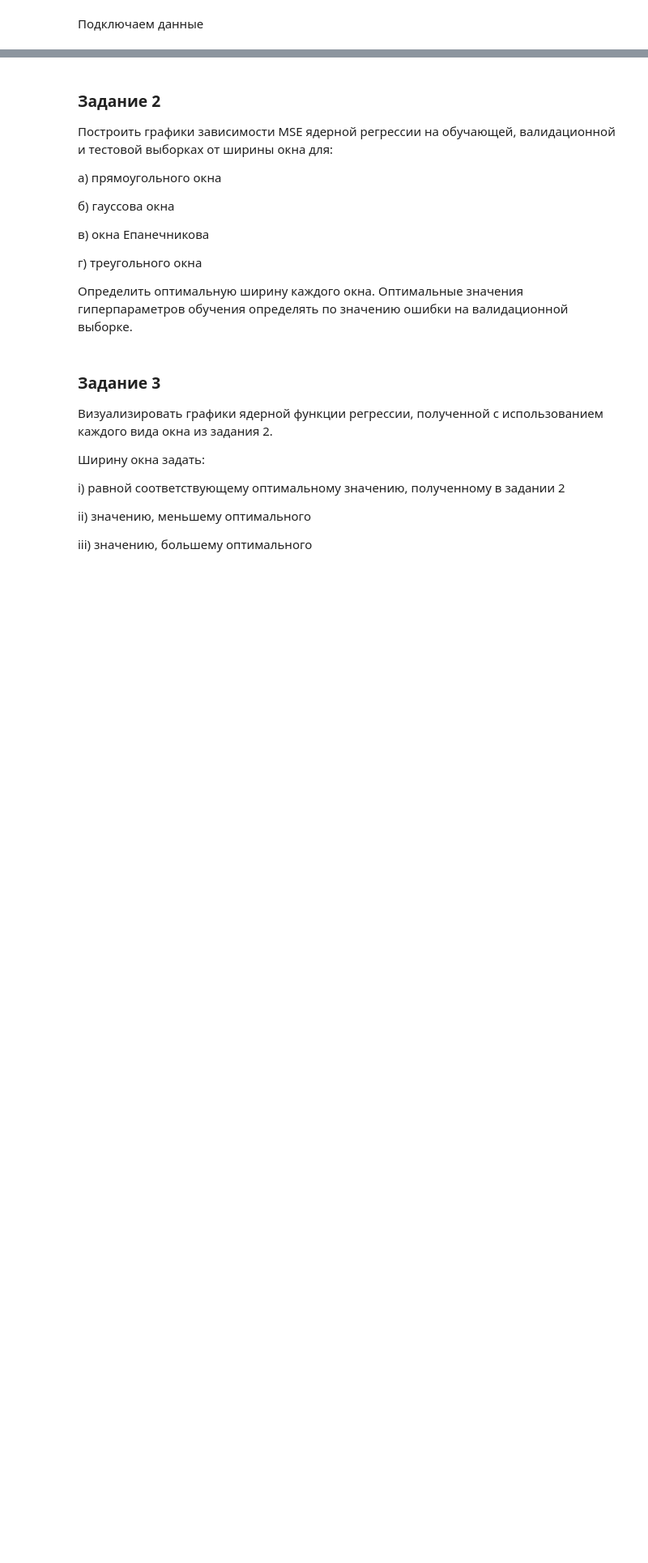
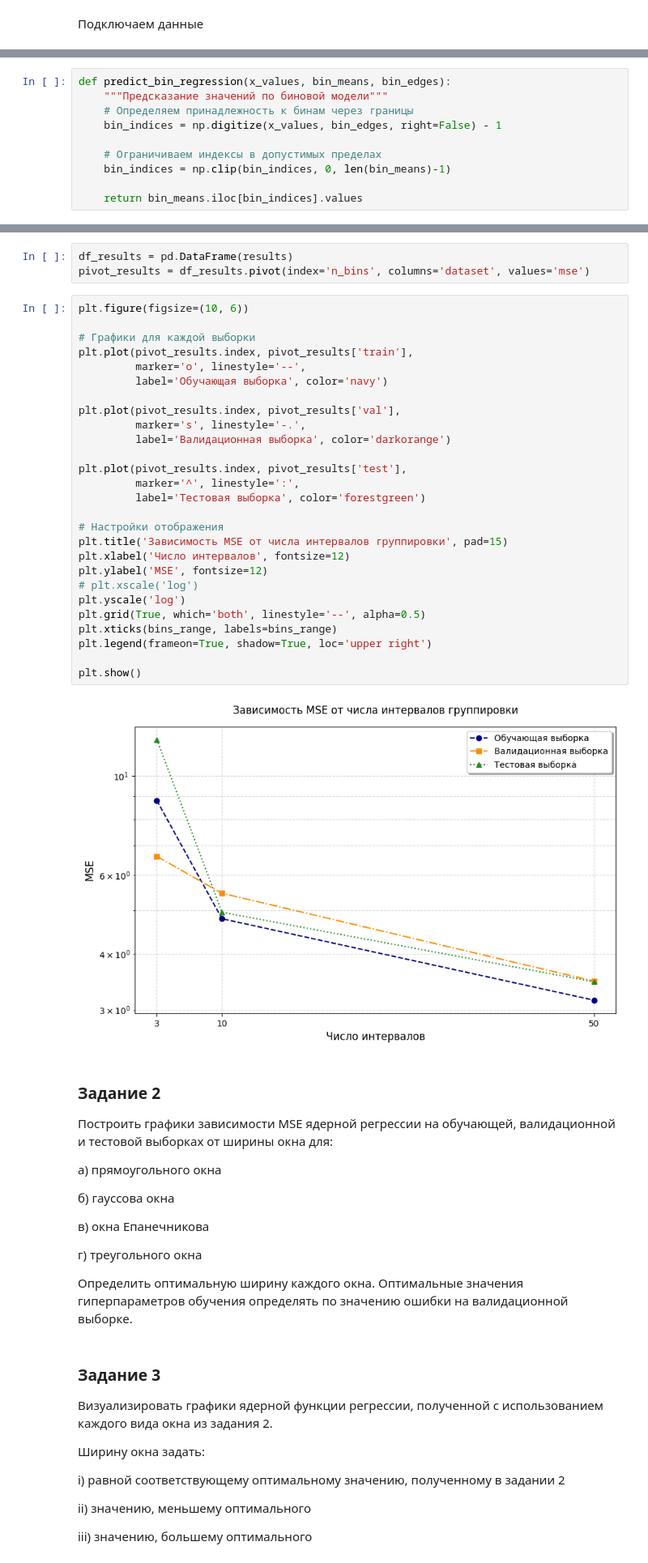
Before and after one commit to nekit2-002/ml-labs, a Jupyter notebook: laba3/laba3.ipynb, the cells around one changed output, grey strips where cells are left out. Shown: that part at 81% size. Saved outputs shown, nothing was run; the diff lists cells and outputs as text; blank space fills up the shorter version.

```diff
--- a/laba3/laba3.ipynb
+++ b/laba3/laba3.ipynb
@@ -29,0 +110,10 @@ data
+# %%
+def predict_bin_regression(x_values, bin_means, bin_edges):
+    """Предсказание значений по биновой модели"""
+    # Определяем принадлежность к бинам через границы
+    bin_indices = np.digitize(x_values, bin_edges, right=False) - 1
+
+    # Ограничиваем индексы в допустимых пределах
+    bin_indices = np.clip(bin_indices, 0, len(bin_means)-1)
+
+    return bin_means.iloc[bin_indices].values
@@ -42,3 +189,35 @@ data
+# %%
+df_results = pd.DataFrame(results)
+pivot_results = df_results.pivot(index='n_bins', columns='dataset', values='mse')
+# %%
+plt.figure(figsize=(10, 6))
+
+# Графики для каждой выборки
+plt.plot(pivot_results.index, pivot_results['train'],
+         marker='o', linestyle='--',
+         label='Обучающая выборка', color='navy')
+
+plt.plot(pivot_results.index, pivot_results['val'],
+         marker='s', linestyle='-.',
+         label='Валидационная выборка', color='darkorange')
+
+plt.plot(pivot_results.index, pivot_results['test'],
+         marker='^', linestyle=':',
+         label='Тестовая выборка', color='forestgreen')
+
+# Настройки отображения
+plt.title('Зависимость MSE от числа интервалов группировки', pad=15)
+plt.xlabel('Число интервалов', fontsize=12)
+plt.ylabel('MSE', fontsize=12)
+# plt.xscale('log')
+plt.yscale('log')
+plt.grid(True, which='both', linestyle='--', alpha=0.5)
+plt.xticks(bins_range, labels=bins_range)
+plt.legend(frameon=True, shadow=True, loc='upper right')
+
+plt.show()
+# %% [output]
+[figure, added]
 # %% [markdown]
 ### Задание 2
 Построить графики зависимости MSE ядерной регрессии на обучающей, валидационной и тестовой выборках от ширины окна для:
```
Also changed, not shown: parts of 13 cells of this notebook.
